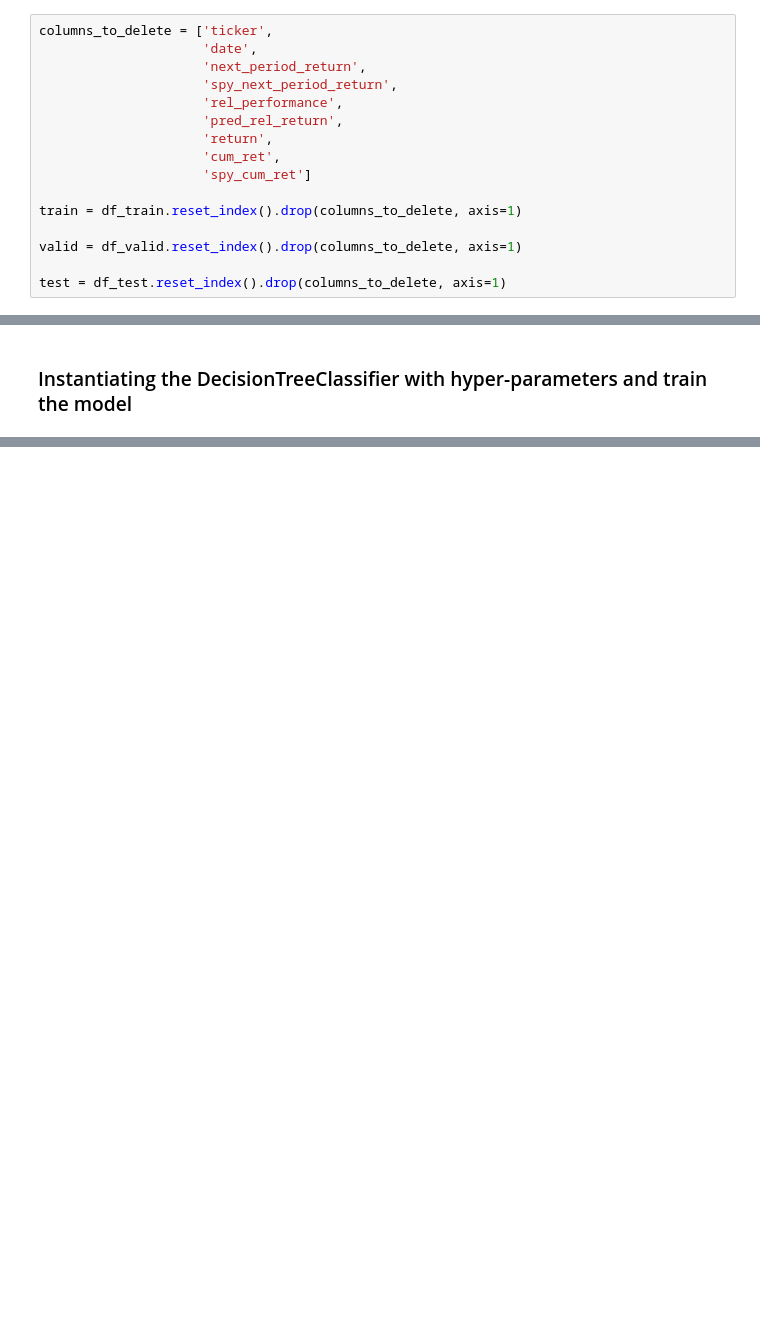
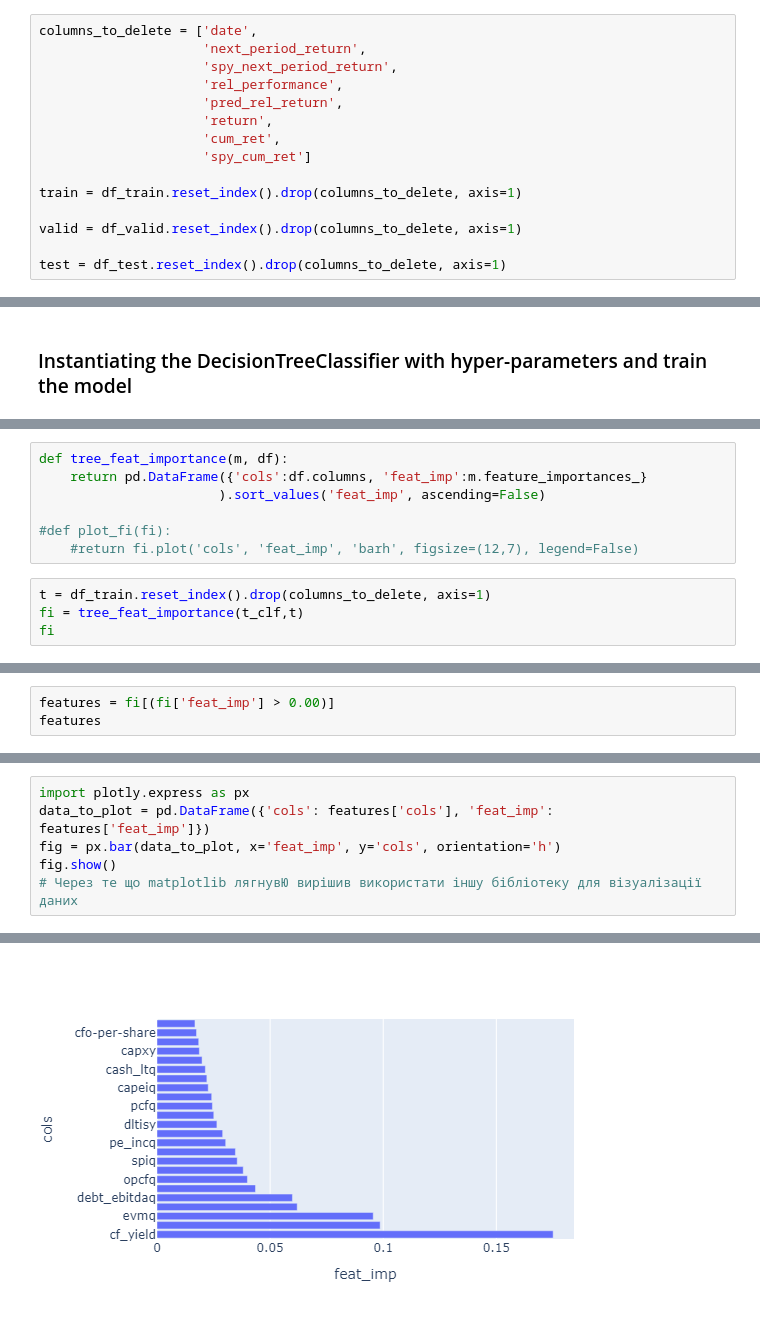
Before and after one commit to svyatoslavBokalo/ModernDataAnalysis, a Jupyter notebook: HW3.ipynb, the cells around one changed output, grey strips where cells are left out. Drawn from its saved outputs; the diff is of its cells as text; blank space fills up the shorter version.

```diff
--- a/HW3.ipynb
+++ b/HW3.ipynb
@@ -98,8 +99,7 @@ df_train = data.loc['2007':'2009']
 df_valid = data.loc['2010-04-01':'2010-07-01']
 df_test = data.loc['2010':'2018']
 # %%
-columns_to_delete = ['ticker',
-                     'date',
+columns_to_delete = ['date',
                      'next_period_return',
                      'spy_next_period_return',
                      'rel_performance',
@@ -262,0 +278,11 @@ print(accuracy_score(y_valid, t_clf.predict(valid)))
+# %%
+def tree_feat_importance(m, df):
+    return pd.DataFrame({'cols':df.columns, 'feat_imp':m.feature_importances_}
+                       ).sort_values('feat_imp', ascending=False)
+
+#def plot_fi(fi):
+    #return fi.plot('cols', 'feat_imp', 'barh', figsize=(12,7), legend=False)
+# %%
+t = df_train.reset_index().drop(columns_to_delete, axis=1)
+fi = tree_feat_importance(t_clf,t)
+fi
@@ -262,0 +303,3 @@ print(accuracy_score(y_valid, t_clf.predict(valid)))
+# %%
+features = fi[(fi['feat_imp'] > 0.00)]
+features
@@ -262,0 +331,7 @@ print(accuracy_score(y_valid, t_clf.predict(valid)))
+# %%
+import plotly.express as px
+data_to_plot = pd.DataFrame({'cols': features['cols'], 'feat_imp': features['feat_imp']})
+fig = px.bar(data_to_plot, x='feat_imp', y='cols', orientation='h')
+fig.show()
+# Через те що matplotlib лягнувЮ вирішив використати іншу бібліотеку для візуалізації даних
+# %% [output]
@@ -262,0 +339 @@ print(accuracy_score(y_valid, t_clf.predict(valid)))
+[figure, added]
```
Also changed, not shown: parts of 29 cells of this notebook, 10 other files.
